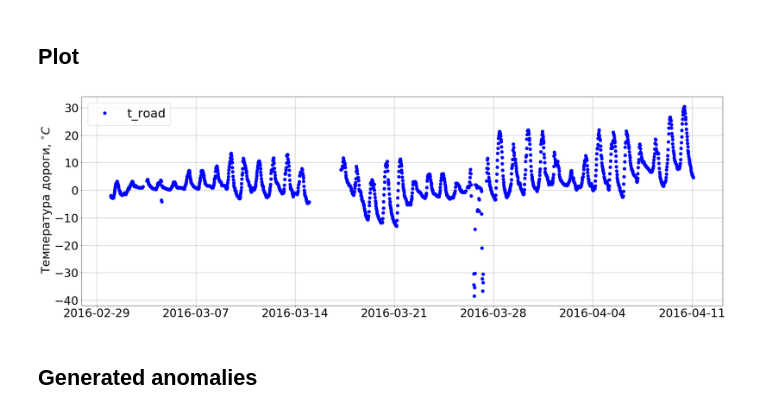
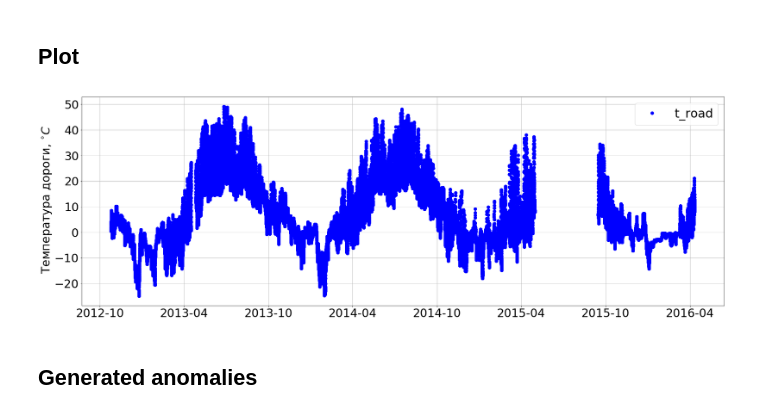
Before and after one commit to NdSv94/MinMax94, a Jupyter notebook: src/pre_defence_experiments/generate_anomalies.ipynb, the cells around one changed output. Drawn from its saved outputs; the diff is of its cells as text; code cells hidden in the pictures.

```diff
--- a/src/pre_defence_experiments/generate_anomalies.ipynb
+++ b/src/pre_defence_experiments/generate_anomalies.ipynb
@@ -41,34 +20,21 @@ from functools import reduce
 ## Loading data
 # %%
 %%time
-train_station_id = [456, 454, 435, 432, 411, 401, 309, 308, 305, 302, 239, 228, 200, 152, 150,
-                    126, 119, 118, 117, 116, 115, 114, 113, 1820,
-                    20921, 20916, 20761, 20755, 20754, 20743, 20717, 20323,
-                    628, 626, 615, 593, 456, 454, 435, 432, 411, 401,
-                    302, 303, 307, 393, 442, 503, 504, 511, 516, 1838, 1896]
-#                    613, 614, 616, 617, 618, 619, 620, 621, 622, 623,
-#                    624, 625, 627, 629, 836, 837, 838, 839, 862, 863,
-#                    874, 875, 888, 1820, 1832, 1833, 1834, 1835, 1836,
-#                    1838, 1896, 4007]
+generate_station_id = [615, 618, 620, 624, 626, 627, 635, 702,
+                       704, 862, 874, 888, 1808, 1813, 1826]
 
-raw = load_mm94_stations(train_station_id)
+raw = load_mm94_stations(generate_station_id)
 raw = select_mm94_features(raw, ['t_air', 't_road', 't_underroad', 'pressure', 'dampness'])
 
 mmx_rwis = convert_raw_to_mmx(raw)
 mmx_rwis_interpolated = interpolate_mmx(mmx_rwis)
 data = create_patterns(mmx_rwis_interpolated)
-
 data['data_solar_azimuth'], data['data_solar_altitude'] = add_solar_angles(data)
 data['data_latitude'], data['data_longitude'] = add_coordinates(data)
 data['data_road'] = add_road_id(data)
 data = data.dropna(subset=('data_t_road', ))
+data_clean = get_clean_data(data)
+data_clean = data_clean.reset_index(drop=True)
 
-del data[MmxColumns.ID_AIR_TEMPERATURE], data[MmxColumns.ID_UNDERGROUND_TEMPERATURE], \
-    data[MmxColumns.ID_PRESSURE], data[MmxColumns.ID_HUMIDITY]
-
-data = data.reset_index(drop=True)
-
-data_clean = get_clean_data(data)
-del raw, mmx_rwis, mmx_rwis_interpolated
 gc.collect()
 # %% [output]
@@ -90,31 +45,25 @@ Wall time: 1min 50s
 # %%
 import matplotlib.pyplot as plt
 
-#train_station_id = [113, 114, 115, 116, 117, 118, 119, 126, 150, 152, 200, 228,
-#                    239, 302, 302, 303, 305, 307, 308, 309, 393, 401, 401, 411,
-#                    432, 432, 435, 435, 442, 454, 454, 456, 456, 503, 504, 511,
-#                    516, 593, 615, 626, 628, 1820, 1838, 1896, 20323, 20717,
-#                    20743, 20754, 20755, 20761, 20916, 20921]
-
-z = copy(data[data['station_id']==302].set_index('date_time_utc'))
-
-start = pd.Timestamp(2016, 3, 1)
-end = pd.Timestamp(2016, 5, 1)
+z = copy(data_clean[data_clean['station_id']==615].set_index('date_time_utc'))
+#z = copy(data_clean.set_index('date_time_utc'))
+start = pd.Timestamp(2012, 1, 1)
+end = pd.Timestamp(2017, 12, 1)
 
 to_plot = z[(z.index<=end) & (z.index>=start)]
 
 plt.figure(figsize=(30, 10))
 
 plt.plot_date(to_plot.index, to_plot['data_t_road'], 'b',
                       linestyle='none', marker='o', markersize=8, label='t_road')
 
 plt.grid()
 plt.legend(fontsize=32)
 plt.ylabel(r' Температура дороги, $^{\circ}C$', fontsize=30)
 
 plt.tick_params(labelsize=30)
 plt.show()
 # %% [output]
-[figure, old version]
+[figure, new version]
 # %% [markdown]
 ## Generated anomalies
```
Also changed, not shown: parts of 50 cells of this notebook, 12 other files.
